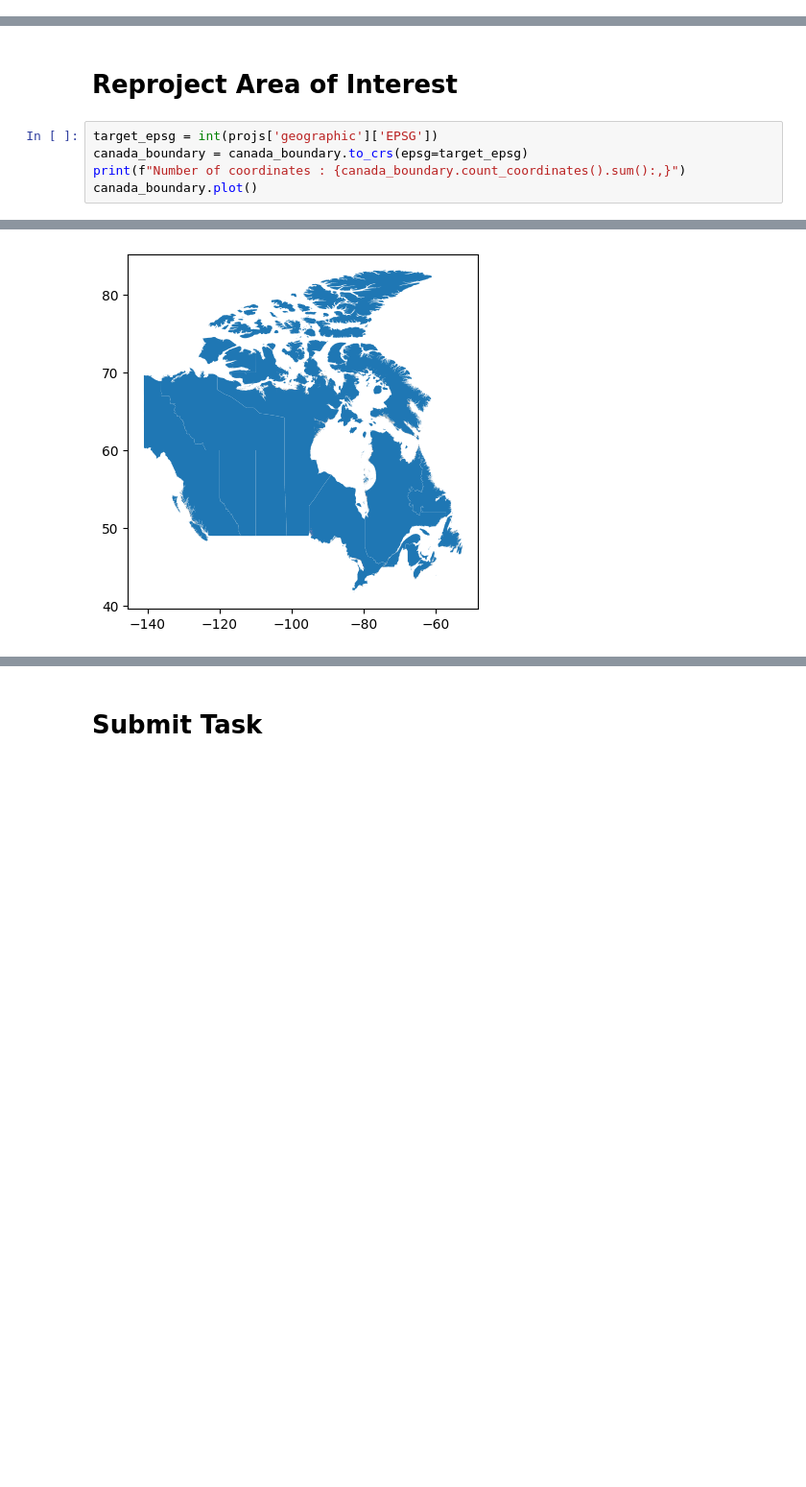
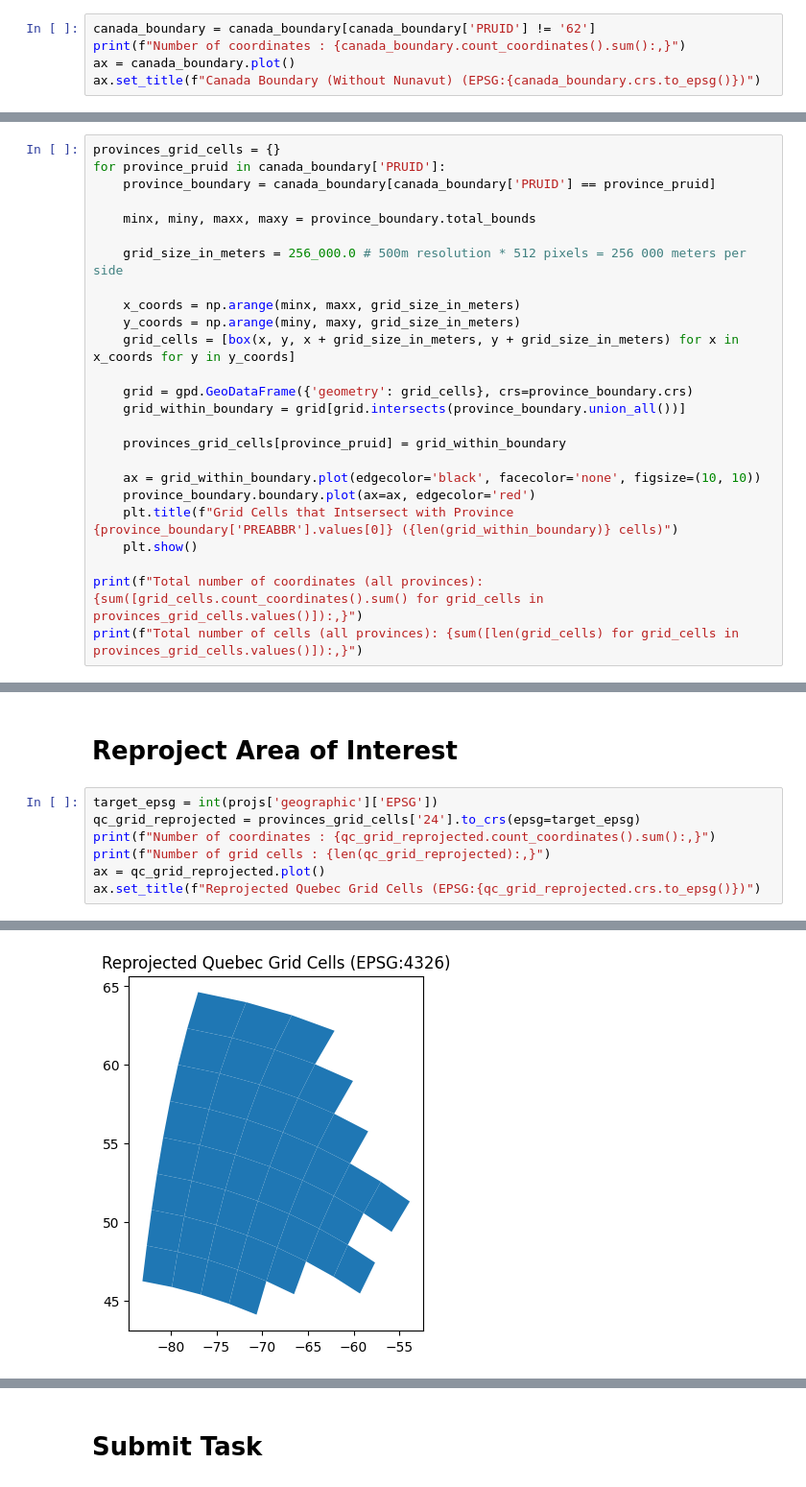
Before and after one commit to AlexandreBrown/WildfirePrediction, a Jupyter notebook: download_data.ipynb, the cells around one changed output, grey strips where cells are left out. Shown at 96% size. Drawn from its saved outputs; the diff is of its cells as text; blank space fills up the shorter version.

```diff
--- a/download_data.ipynb
+++ b/download_data.ipynb
@@ -226,0 +240,5 @@ Number of coordinates : 3,390,960
+# %%
+canada_boundary = canada_boundary[canada_boundary['PRUID'] != '62']
+print(f"Number of coordinates : {canada_boundary.count_coordinates().sum():,}")
+ax = canada_boundary.plot()
+ax.set_title(f"Canada Boundary (Without Nunavut) (EPSG:{canada_boundary.crs.to_epsg()})")
@@ -226,0 +251,25 @@ Number of coordinates : 3,390,960
+# %%
+provinces_grid_cells = {}
+for province_pruid in canada_boundary['PRUID']:
+    province_boundary = canada_boundary[canada_boundary['PRUID'] == province_pruid]
+
+    minx, miny, maxx, maxy = province_boundary.total_bounds
+
+    grid_size_in_meters = 256_000.0 # 500m resolution * 512 pixels = 256 000 meters per side
+
+    x_coords = np.arange(minx, maxx, grid_size_in_meters)
+    y_coords = np.arange(miny, maxy, grid_size_in_meters)
+    grid_cells = [box(x, y, x + grid_size_in_meters, y + grid_size_in_meters) for x in x_coords for y in y_coords]
+
+    grid = gpd.GeoDataFrame({'geometry': grid_cells}, crs=province_boundary.crs)
+    grid_within_boundary = grid[grid.intersects(province_boundary.union_all())]
+
+    provinces_grid_cells[province_pruid] = grid_within_boundary
+
+    ax = grid_within_boundary.plot(edgecolor='black', facecolor='none', figsize=(10, 10))
+    province_boundary.boundary.plot(ax=ax, edgecolor='red')
+    plt.title(f"Grid Cells that Intsersect with Province {province_boundary['PREABBR'].values[0]} ({len(grid_within_boundary)} cells)")
+    plt.show()
+
+print(f"Total number of coordinates (all provinces): {sum([grid_cells.count_coordinates().sum() for grid_cells in provinces_grid_cells.values()]):,}")
+print(f"Total number of cells (all provinces): {sum([len(grid_cells) for grid_cells in provinces_grid_cells.values()]):,}")
@@ -228,7 +292,9 @@ Number of coordinates : 3,390,960
 # Reproject Area of Interest
 # %%
 target_epsg = int(projs['geographic']['EPSG'])
-canada_boundary = canada_boundary.to_crs(epsg=target_epsg)
-print(f"Number of coordinates : {canada_boundary.count_coordinates().sum():,}")
-canada_boundary.plot()
+qc_grid_reprojected = provinces_grid_cells['24'].to_crs(epsg=target_epsg)
+print(f"Number of coordinates : {qc_grid_reprojected.count_coordinates().sum():,}")
+print(f"Number of grid cells : {len(qc_grid_reprojected):,}")
+ax = qc_grid_reprojected.plot()
+ax.set_title(f"Reprojected Quebec Grid Cells (EPSG:{qc_grid_reprojected.crs.to_epsg()})")
 # %% [output]
@@ -237 +304 @@ Number of coordinates : 3,390,960
-[figure, old version]
+[figure, new version]
```
Also changed, not shown: parts of 18 cells of this notebook.
